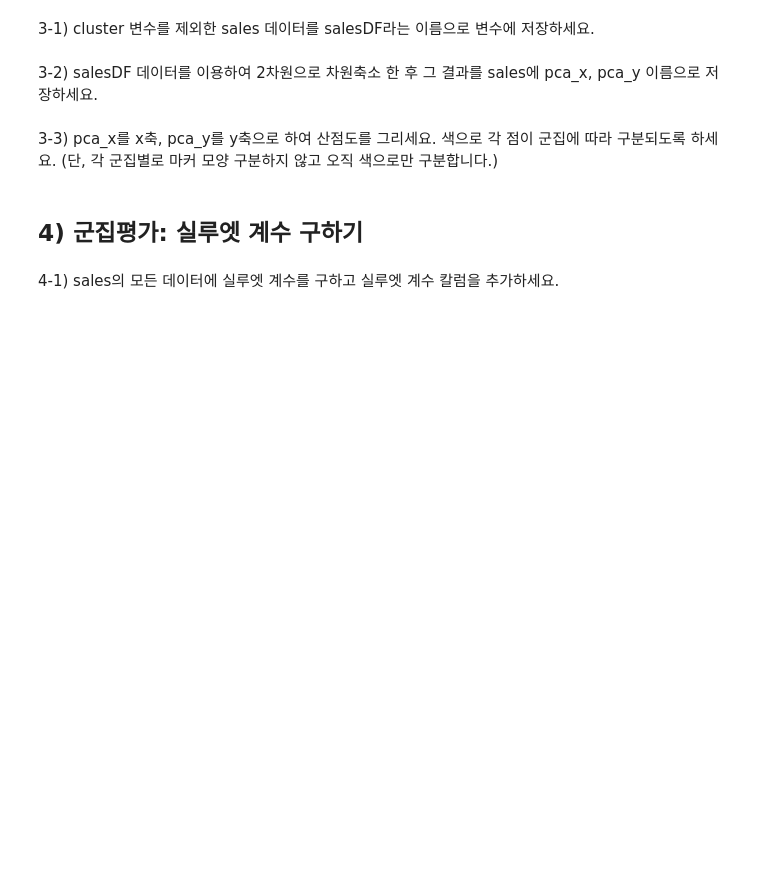
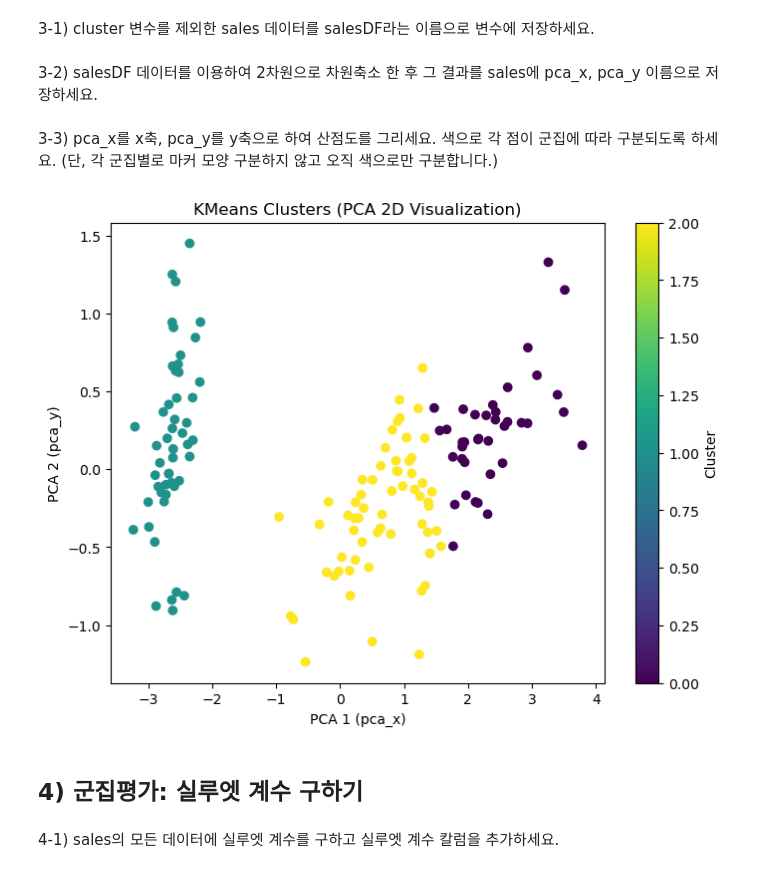
Before and after one commit to gravity102424/ESAA, a Jupyter notebook: YB_1128_연습문제_군집화.ipynb, the cells around one changed output. Drawn from its saved outputs; the diff is of its cells as text; code cells hidden in the pictures; blank space fills up the shorter version.

```diff
--- a/YB_1128_연습문제_군집화.ipynb
+++ b/YB_1128_연습문제_군집화.ipynb
@@ -26,21 +43,55 @@ print(type(sales))
 # %% [markdown]
 2-2) 모델을 훈련하고 예측치 생성하고 이 결과를 pred라는 변수에 저장하세요.
+# %%
+# 숫자형 데이터만 선택
+scale = sales.select_dtypes(include=['int64', 'float64'])
+
+kmeans.fit(scale)
+pred = kmeans.predict(scale)
 # %% [markdown]
 2-3) 원형 데이터(scale)에 예측치(변수명:cluster)를 추가하세요.
+# %%
+# 2-3) 예측된 군집 레이블 추가
+sales['cluster'] = pred
 # %% [markdown]
 ## 3) 군집화 시각화
 : 전체 데이터를 2차원으로 축소한 뒤 시각화하세요.
 # %% [markdown]
 3-1) cluster 변수를 제외한 sales 데이터를 salesDF라는 이름으로 변수에 저장하세요.
+# %%
+salesDF = sales.drop(columns=['cluster'])
 # %% [markdown]
 3-2) salesDF 데이터를 이용하여 2차원으로 차원축소 한 후 그 결과를 sales에 pca_x, pca_y 이름으로 저장하세요.
 # %%
 #차원 축소 한 후 변형된 값 임의의 변수에 저장
+pca = PCA(n_components=2)
+pca_result = pca.fit_transform(salesDF)
 
 
 #sales에 'pca_x', 'pca_y' 이름으로 열 만들어 저장
+sales['pca_x'] = pca_result[:, 0]
+sales['pca_y'] = pca_result[:, 1]
 # %% [markdown]
 3-3) pca_x를 x축, pca_y를 y축으로 하여 산점도를 그리세요. 색으로 각 점이 군집에 따라 구분되도록 하세요. (단, 각 군집별로 마커 모양 구분하지 않고 오직 색으로만 구분합니다.)
+# %%
+import matplotlib.pyplot as plt
+
+plt.figure(figsize=(8, 6))
+
+plt.scatter(
+    sales['pca_x'],
+    sales['pca_y'],
+    c=sales['cluster'],   # 군집별 색상 분리
+    cmap='viridis'
+)
+
+plt.xlabel('PCA 1 (pca_x)')
+plt.ylabel('PCA 2 (pca_y)')
+plt.title('KMeans Clusters (PCA 2D Visualization)')
+plt.colorbar(label='Cluster')
+plt.show()
+# %% [output]
+[figure, added]
 # %% [markdown]
 ## 4) 군집평가: 실루엣 계수 구하기
 # %%
```
Also changed, not shown: parts of 7 cells of this notebook.
